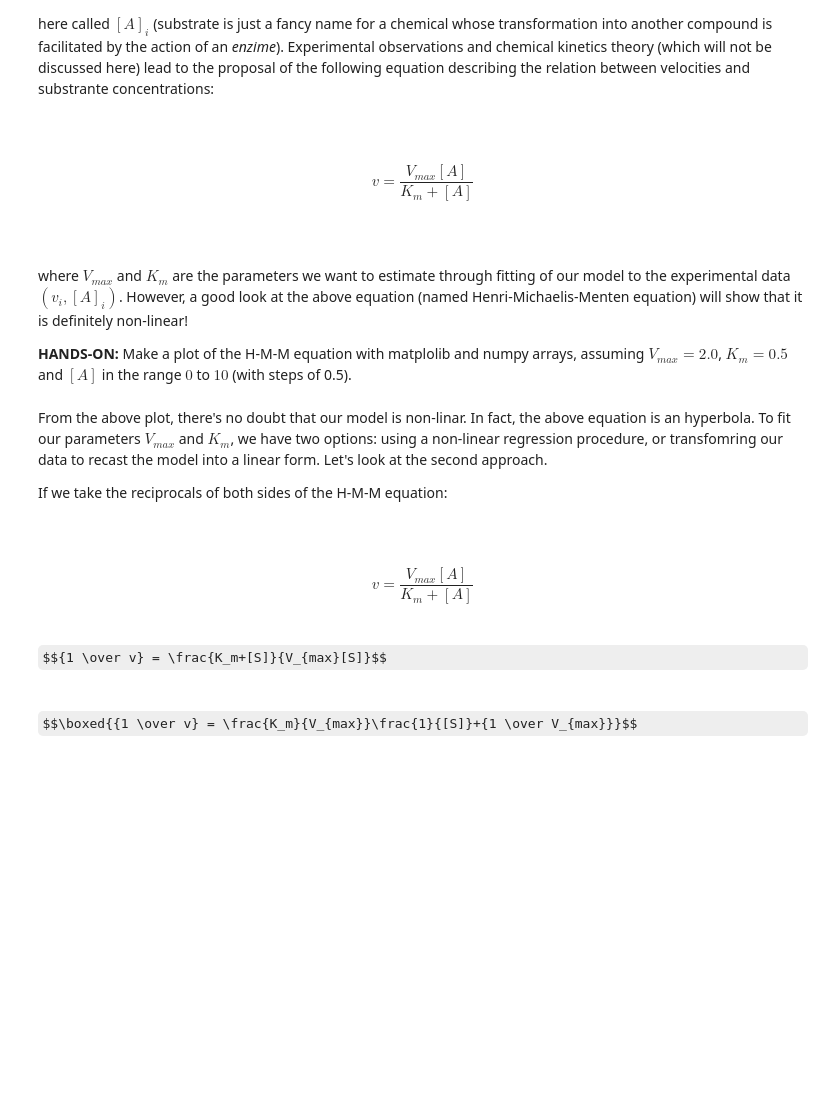
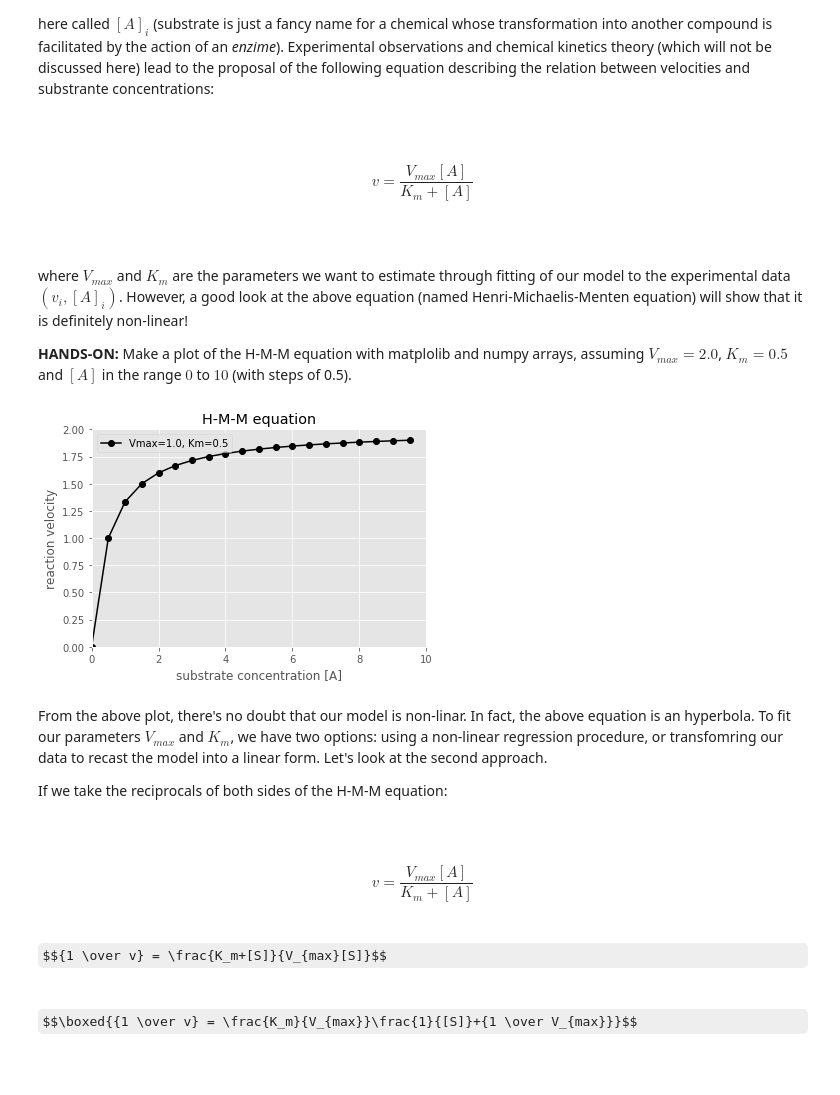
Before and after one commit to pjmartel/python-for-scientists, a Jupyter notebook: Kinetic_data_analysis.ipynb, the cells around one changed output. Drawn from its saved outputs; the diff is of its cells as text; code cells hidden in the pictures; some formulas as TeX source; blank space fills up the shorter version.

```diff
--- a/Kinetic_data_analysis.ipynb
+++ b/Kinetic_data_analysis.ipynb
@@ -19,20 +19,22 @@ where $V_{max}$ and $K_m$ are the parameters we want to estimate through fitting
 # %%
 #@title SOLUTION
 import numpy as np
 import matplotlib.pyplot as plt
 from matplotlib import style
 style.use('ggplot')
-Vmax = 2.o
+Vmax = 2.0
 Km = 0.5
 a = np.arange(0,10,0.5)
 v = Vmax * a / (Km + a)
 plt.plot(a,v,'ko-',label="Vmax=1.0, Km=0.5")
 plt.xlabel("substrate concentration [A]")
 plt.ylabel("reaction velocity")
 plt.title("H-M-M equation")
 plt.xlim(0,10)
-plt.ylim(0,1)
+plt.ylim(0,Vmax)
 plt.legend();
+# %% [output]
+[figure, added]
 # %% [markdown]
 From the above plot, there's no doubt that our model is non-linar. In fact, the above equation is an hyperbola. To fit our parameters $V_{max}$ and $K_m$, we have two options: using a non-linear regression procedure, or transfomring our data to recast the model into a linear form. Let's look at the second approach.
 
```
Also changed, not shown: parts of 2 cells of this notebook.
